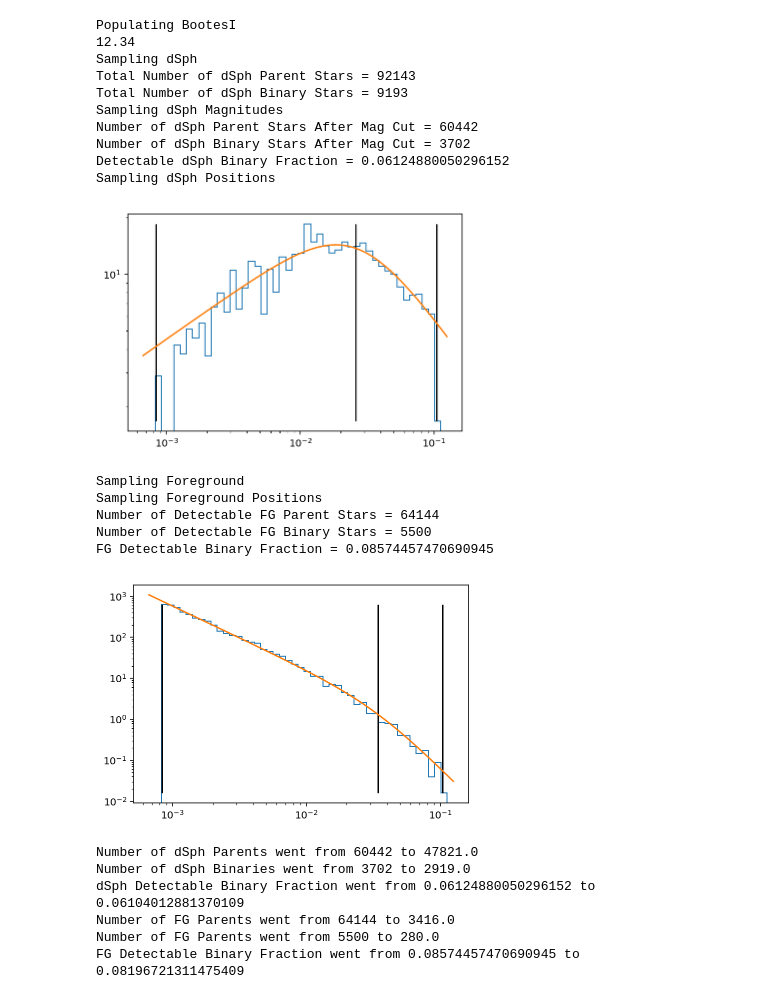
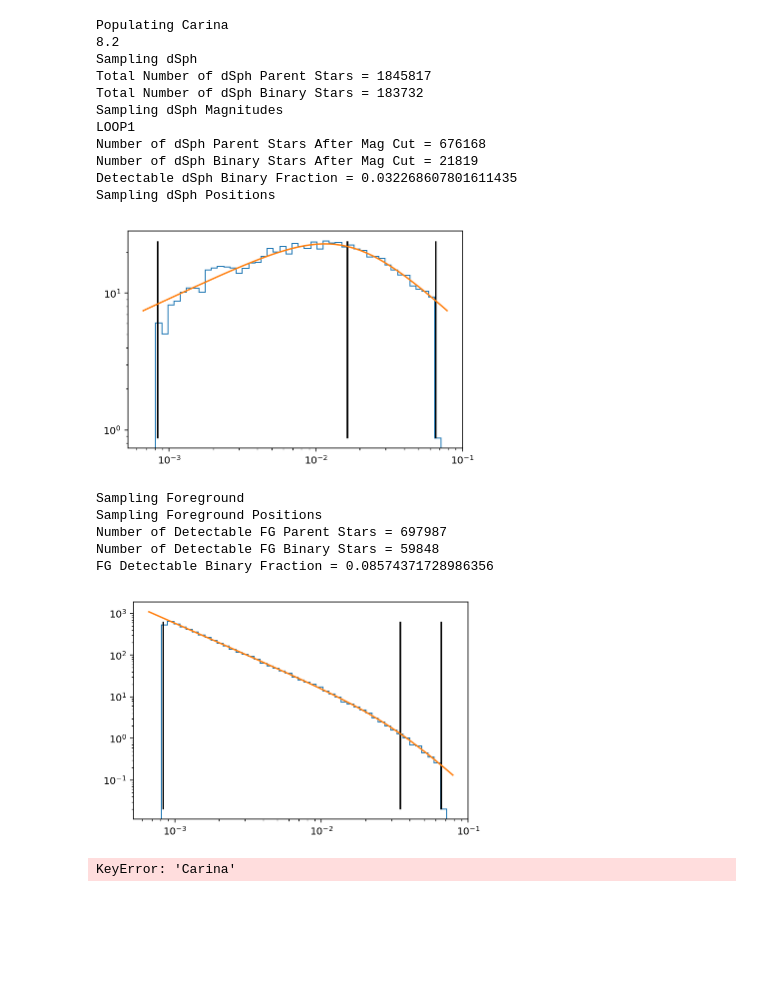
Before and after one commit to chriskervick/dSph_Sampler, a Jupyter notebook: Position_and_Magnitude_Sampler.ipynb, the cells around one changed output. Saved outputs shown, nothing was run; the diff lists cells and outputs as text; code cells hidden in the pictures; blank space fills up the shorter version.

Commit message:
Added Carina and Sculptor, Fixed Ellipticity

```diff
--- a/Position_and_Magnitude_Sampler.ipynb
+++ b/Position_and_Magnitude_Sampler.ipynb
@@ -19,9 +19,9 @@ import os
 from scipy.spatial.distance import pdist as pdist
 Names = ['BootesI','BootesII','BootesIII','Coma','Crater','CanesI','CanesII','Draco','DracoII','Hercules','LeoI','LeoII','LeoIV','LeoV',\
     'PiscesII','SagII','SegueI','SegueII','SextansI','TriII','UrsaMajorI','UrsaMajorII','UrsaMinor','WillmanI','CetusII','ColumbaI',\
-    'EridanusIII','Fornax','GrusI','GrusII','HoroI','HoroII','PhoenixII','PictorI','RetiII','RetiIII','TucanaII','TucanaIII','TucanaIV','TucanaV']
+    'EridanusIII','Fornax','GrusI','GrusII','HoroI','HoroII','PhoenixII','PictorI','RetiII','RetiIII','TucanaII','TucanaIII','TucanaIV','TucanaV','Carina','Sculptor']
 
-dsph_d = json.load(open("40dSphDict.json"))
+dsph_d = json.load(open("42dSphDict.json"))
 # %%
 """
 Distributions and their integrals
@@ -263,7 +263,7 @@ def GetSamples(fn,fnum,d,maglim=27,binarymode='clumpy',Nslim=10000000,plot=True,
     ecc = d[fn]['e']
     elipa = a_am/(np.sqrt(1-ecc))
     elrot = 0#52/360*2*math.pi #degrees to radians, degrees input manually.
-    elipb = elipa * np.sqrt(1-ecc**2)
+    elipb = elipa * (1-ecc)
     elipa = elipa/a_am
     elipb = elipb/a_am
 
@@ -337,7 +337,12 @@ def GetSamples(fn,fnum,d,maglim=27,binarymode='clumpy',Nslim=10000000,plot=True,
     mini = isofile[:,3][label<labelcut] #Initial Mass
     mass = isofile[:,5][label<labelcut] #Mass
     lum = isofile[:,6][label<labelcut] #Luminosity
-    Vmag = isofile[:,28][label<labelcut] #V-band Magnitude
+    if fn=='Carina' or fn=='Sculptor':
+        Vmag = isofile[:,31][label<labelcut] #V-band Magnitude
+        print("LOOP1")
+    else:
+        Vmag = isofile[:,28][label<labelcut] #V-band Magnitude
+        print("LOOP2")
     mini = MakeMonotonic(mini)   #Can only be sampled if the input is monotonic. Seometimes randomly isn't.
     (massinterp,luminterp,Vmaginterp) = Interps(mini,mass,lum,Vmag) #Function for creating simple spline interpolations
 
@@ -523,45 +528,47 @@ Results are placed into a dictionary.
 results_dictionary = {}
 # %%
 
-i = 0
+i = 40
+
 
 #Indent the rest of this block and loop for i in range(0,len(Names)): to do all dSphs
 
 results_dictionary[Names[i]] = {}
 result_array = GetSamples(Names[i],i,dsph_d,maglim=27,binarymode='clumpy',Nslim=10000000,plot=True,verbose=True)
 #I've done the below one by one so it's clear what the terms are
 results_dictionary[Names[i]]['px'] = result_array[0] # dSph Parent x-position
 results_dictionary[Names[i]]['py'] = result_array[1] # dSph Parent y-position
 results_dictionary[Names[i]]['pbx'] = result_array[2] # dSph Binary x-position
 results_dictionary[Names[i]]['pby'] = result_array[3] # dSph Binary y-position
 results_dictionary[Names[i]]['ux'] = result_array[4] # FG Parent x-position
 results_dictionary[Names[i]]['uy'] = result_array[5] # FG Parent y-position
 results_dictionary[Names[i]]['ubx'] = result_array[6] # FG Binary x-position
 results_dictionary[Names[i]]['uby'] = result_array[7] # FG Binary y-position
 results_dictionary[Names[i]]['p_mags'] = result_array[8] #dSph Parent Magnitudes
 results_dictionary[Names[i]]['pb_mags'] = result_array[9] #dSph Binary Magnitudes
 results_dictionary[Names[i]]['NP'] = result_array[10] #Number of dSph parents after mag cuts (=len(px)) etc
 results_dictionary[Names[i]]['NPB'] = result_array[11] #Number of dSph binaries """"
 results_dictionary[Names[i]]['NU'] = result_array[12] ##Number of FG parents """"
 results_dictionary[Names[i]]['NUB'] = result_array[13] #Number of FG binaries """"
 # %% [output]
-Populating BootesI
-12.34
+Populating Carina
+8.2
 Sampling dSph
-Total Number of dSph Parent Stars = 92143
-Total Number of dSph Binary Stars = 9193
+Total Number of dSph Parent Stars = 1845817
+Total Number of dSph Binary Stars = 183732
 Sampling dSph Magnitudes
-Number of dSph Parent Stars After Mag Cut = 60442
-Number of dSph Binary Stars After Mag Cut = 3702
-Detectable dSph Binary Fraction = 0.06124880050296152
+LOOP1
+Number of dSph Parent Stars After Mag Cut = 676168
+Number of dSph Binary Stars After Mag Cut = 21819
+Detectable dSph Binary Fraction = 0.032268607801611435
 Sampling dSph Positions
-[figure, old version]
+[figure, new version]
 Sampling Foreground
 Sampling Foreground Positions
-Number of Detectable FG Parent Stars = 64144
-Number of Detectable FG Binary Stars = 5500
-FG Detectable Binary Fraction = 0.08574457470690945
+Number of Detectable FG Parent Stars = 697987
+Number of Detectable FG Binary Stars = 59848
+FG Detectable Binary Fraction = 0.08574371728986356
-[figure, old version]
+[figure, new version]
 # %%
 """
 Below is a quick example of cutting the field, performed on the total dSph xy's and the total FG xy's separately
@@ -578,7 +585,7 @@ polyxarr = [-xw/2,xw/2,xw/2,-xw/2,-xw/2]
 polyyarr = [-yw/2,-yw/2,yw/2,yw/2,-yw/2]
 poly = Polygon(np.transpose(np.array([polyxarr,polyyarr])))
 
-i = 0 #Just for purpose of this example
+i = 40 #Just for purpose of this example
 
 #check that the polygon is within ten halflight radii, otherwise the foregound sampling will be incorrect.
 if np.sqrt((xw/2)**2 + (yw/2)**2) > 10*dsph_d[Names[i]]['Rp']/(1000*dsph_d[Names[i]]['Distance']) * 360/(2*math.pi) * 60:
@@ -603,12 +610,7 @@ print("Number of FG Parents went from " + str(results_dictionary[Names[i]]['NU']
 print("Number of FG Parents went from " + str(results_dictionary[Names[i]]['NUB']) + " to " + str(NUB_F))
 print("FG Detectable Binary Fraction went from " + str(results_dictionary[Names[i]]['NUB']/results_dictionary[Names[i]]['NU']) + " to " + str(NUB_F/NU_F))
 # %% [output]
-Number of dSph Parents went from 60442 to 47821.0
-Number of dSph Binaries went from 3702 to 2919.0
-dSph Detectable Binary Fraction went from 0.06124880050296152 to 0.06104012881370109
-Number of FG Parents went from 64144 to 3416.0
-Number of FG Parents went from 5500 to 280.0
-FG Detectable Binary Fraction went from 0.08574457470690945 to 0.08196721311475409
+KeyError: 'Carina'
 # %%
 fig = plt.figure()
 
```
Also changed, not shown: parts of 1 cell of this notebook.
